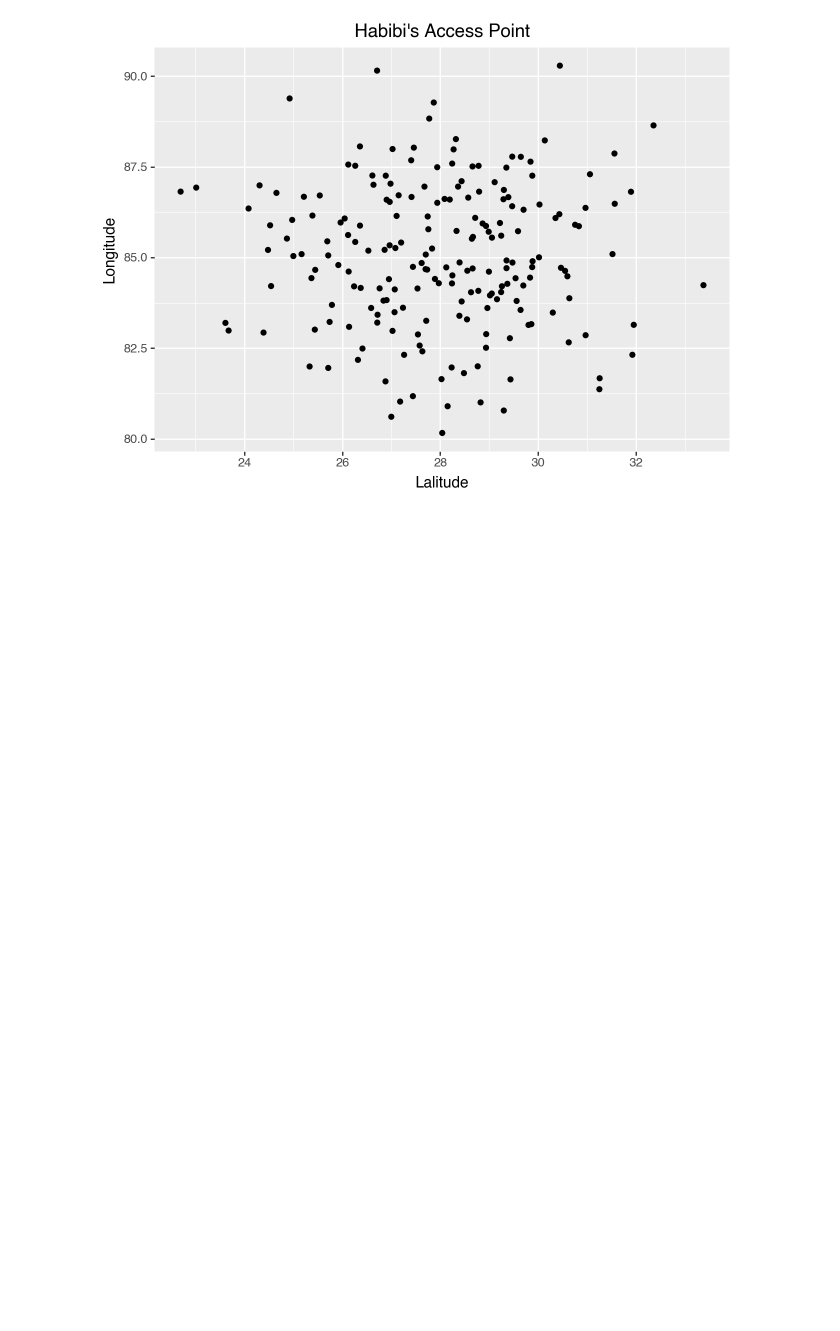
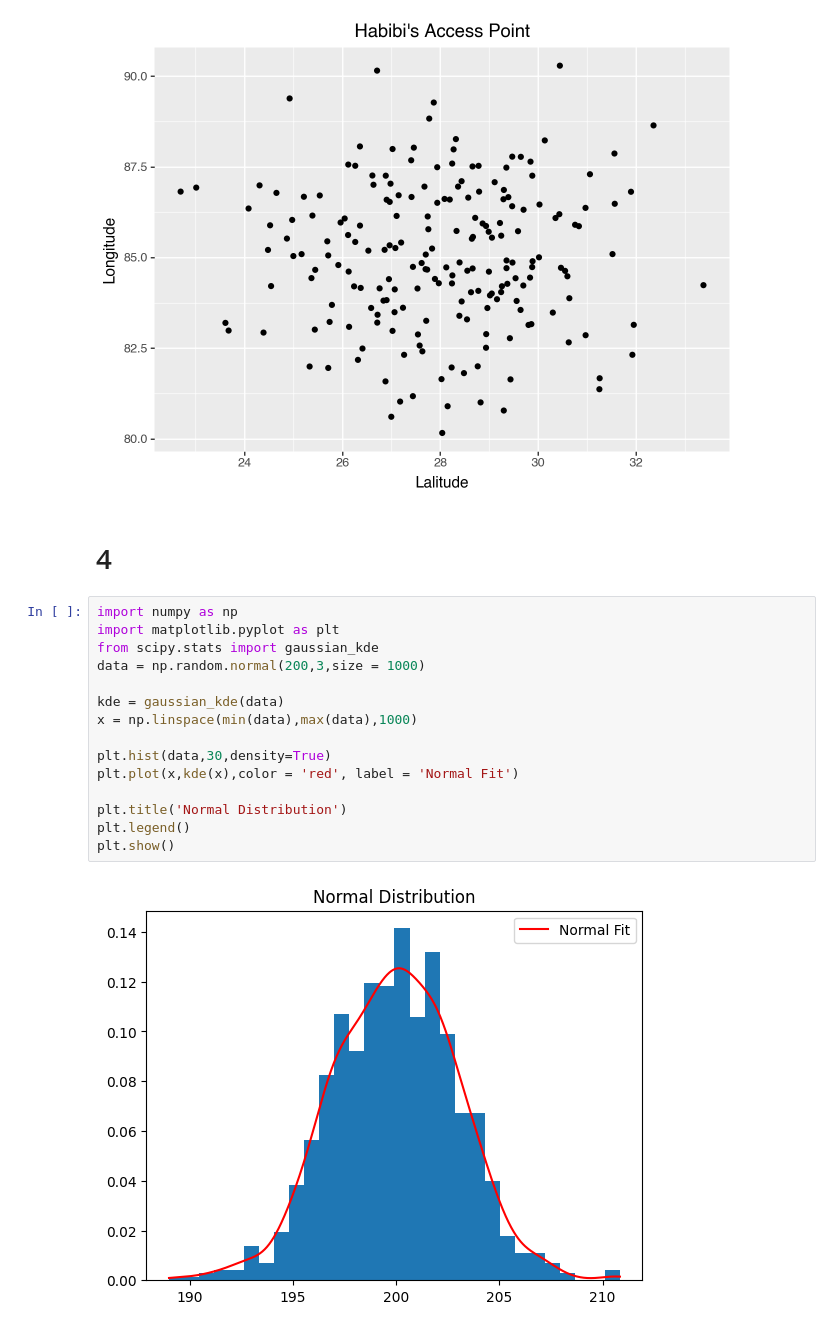
Before and after one commit to manusharansah/Python, a Jupyter notebook: Assignments/assign2.ipynb, the cells around one changed output. Saved outputs shown, nothing was run; the diff lists cells and outputs as text; blank space fills up the shorter version.

Commit message:
matplotlib assignment partB

```diff
--- a/Assignments/assign2.ipynb
+++ b/Assignments/assign2.ipynb
@@ -80,3 +81,22 @@ from plotnine import ggplot,aes,geom_point,ggtitle
 ggplot(df,aes('Lalitude','Longitude')) + geom_point() + ggtitle("Habibi's Access Point")
 # %% [output]
 [figure]
+# %% [markdown]
+# 4
+# %%
+import numpy as np
+import matplotlib.pyplot as plt
+from scipy.stats import gaussian_kde
+data = np.random.normal(200,3,size = 1000)
+
+kde = gaussian_kde(data)
+x = np.linspace(min(data),max(data),1000)
+
+plt.hist(data,30,density=True)
+plt.plot(x,kde(x),color = 'red', label = 'Normal Fit')
+
+plt.title('Normal Distribution')
+plt.legend()
+plt.show()
+# %% [output]
+[figure, added]
```
Also changed, not shown: parts of 6 cells of this notebook.
